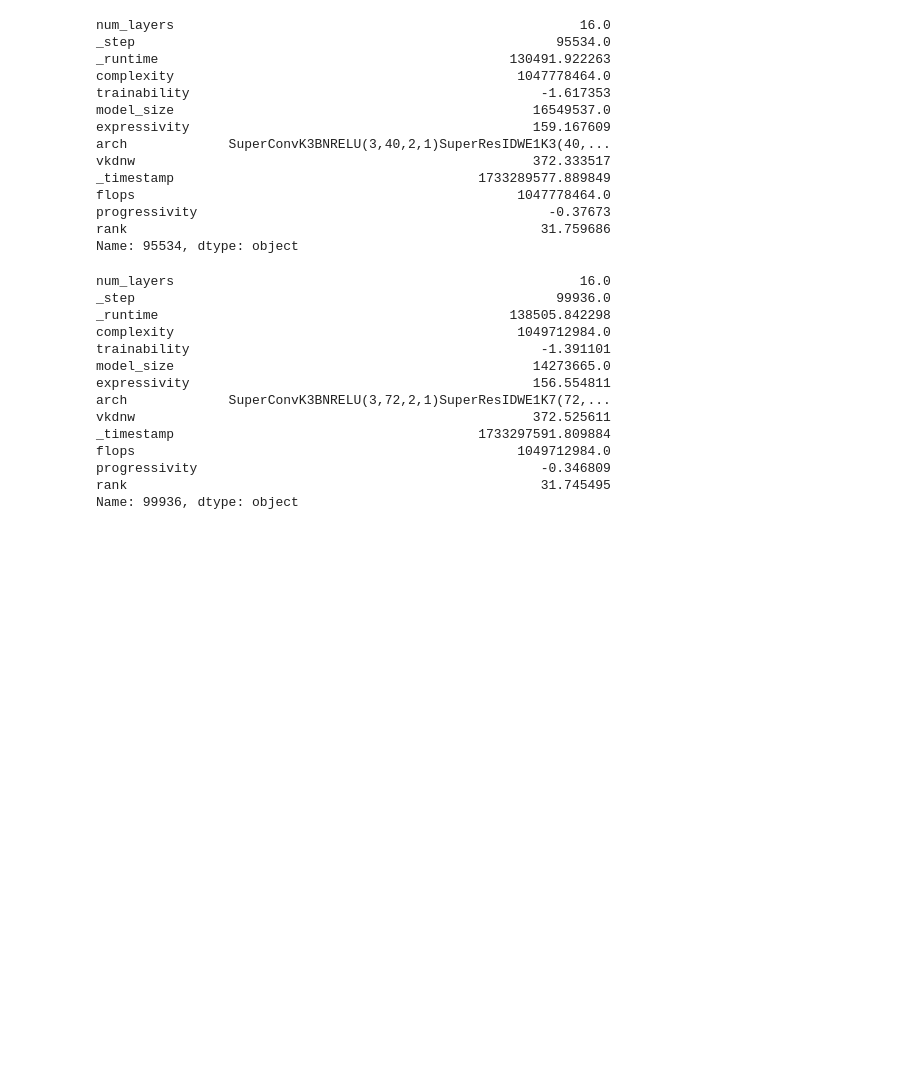
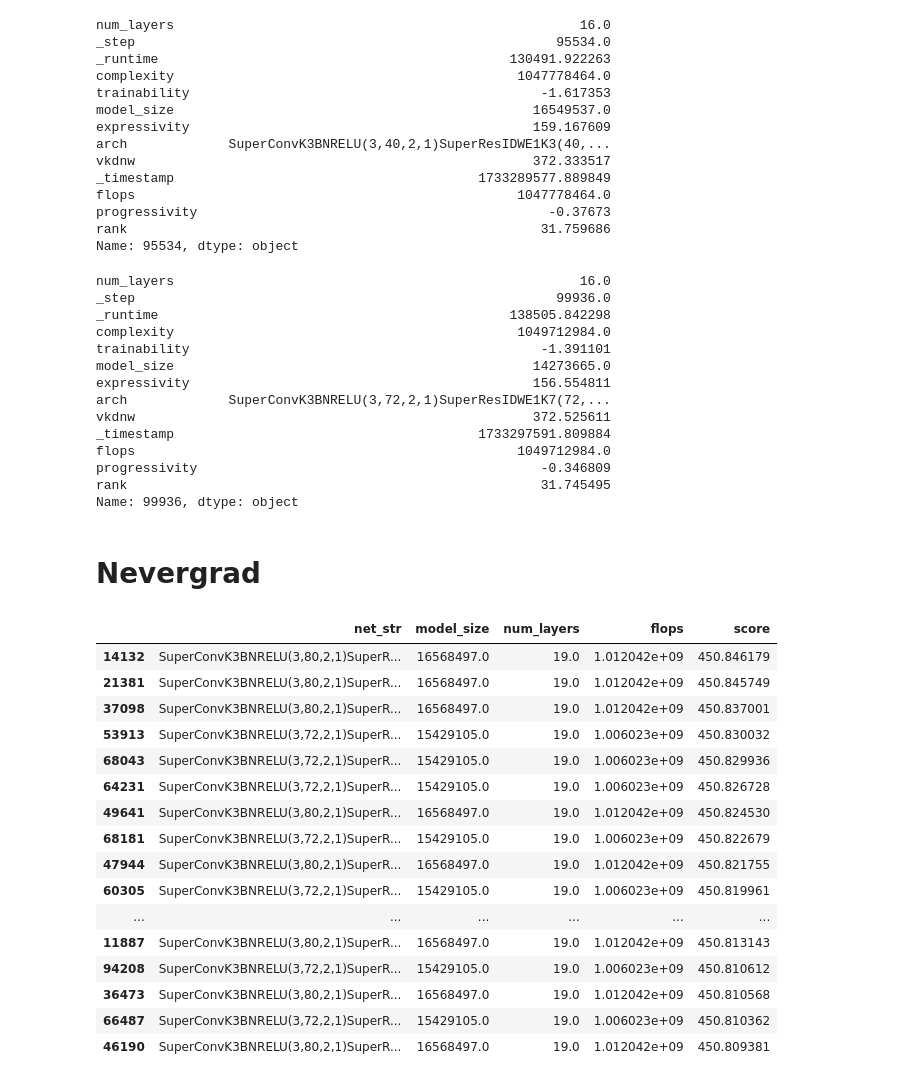
Before and after one commit to ondratybl/VKDNW, a Jupyter notebook: NB201/tss_choose_best.ipynb, the cells around one changed output. Saved outputs shown, nothing was run; the diff lists cells and outputs as text; code cells hidden in the pictures; blank space fills up the shorter version.

```diff
--- a/NB201/tss_choose_best.ipynb
+++ b/NB201/tss_choose_best.ipynb
@@ -1098,3 +1098,37 @@ flops                                                 1049712984.0
 progressivity                                            -0.346809
 rank                                                     31.745495
 Name: 99936, dtype: object
+# %% [markdown]
+# Nevergrad
+# %%
+import wandb
+import numpy as np
+import pandas as pd
+api_wandb = wandb.Api()
+run = pd.DataFrame(api_wandb.run('nazderaze/VKDNW/szbj5dtw').scan_history()) # VKDNW_NEVERGRAD_WORKERS_L19_NgIohTuned_9335630
+
+for col in run.columns:
+    if col != 'net_str':
+        run[col] = run[col].astype('float')
+
+run[['net_str', 'model_size', 'num_layers', 'flops', 'score']].sort_values('score', ascending=False).head(20)
+
+'SuperConvK3BNRELU(3,80,2,1)SuperResIDWE1K5(80,112,2,48,1)SuperResIDWE2K3(112,64,2,48,1)SuperResIDWE1K7(64,136,2,112,2)SuperResIDWE1K7(136,136,1,112,3)SuperResIDWE6K5(136,488,2,48,2)SuperResIDWE6K5(488,488,1,48,3)SuperResIDWE1K7(488,368,1,312,2)SuperResIDWE1K7(368,368,1,312,3)SuperConvK1BNRELU(368,2256,1,1)' # NEVERGRAD_NgIohTuned_L19_a
+# %% [output]
+|  | net_str | model_size | num_layers | flops | score |
+| 14132 | SuperConvK3BNRELU(3,80,2,1)SuperR... | 16568497.0 | 19.0 | 1.012042e+09 | 450.846179 |
+| 21381 | SuperConvK3BNRELU(3,80,2,1)SuperR... | 16568497.0 | 19.0 | 1.012042e+09 | 450.845749 |
+| 37098 | SuperConvK3BNRELU(3,80,2,1)SuperR... | 16568497.0 | 19.0 | 1.012042e+09 | 450.837001 |
+| 53913 | SuperConvK3BNRELU(3,72,2,1)SuperR... | 15429105.0 | 19.0 | 1.006023e+09 | 450.830032 |
+| 68043 | SuperConvK3BNRELU(3,72,2,1)SuperR... | 15429105.0 | 19.0 | 1.006023e+09 | 450.829936 |
+| 64231 | SuperConvK3BNRELU(3,72,2,1)SuperR... | 15429105.0 | 19.0 | 1.006023e+09 | 450.826728 |
+| 49641 | SuperConvK3BNRELU(3,80,2,1)SuperR... | 16568497.0 | 19.0 | 1.012042e+09 | 450.824530 |
+| 68181 | SuperConvK3BNRELU(3,72,2,1)SuperR... | 15429105.0 | 19.0 | 1.006023e+09 | 450.822679 |
+| 47944 | SuperConvK3BNRELU(3,80,2,1)SuperR... | 16568497.0 | 19.0 | 1.012042e+09 | 450.821755 |
+| 60305 | SuperConvK3BNRELU(3,72,2,1)SuperR... | 15429105.0 | 19.0 | 1.006023e+09 | 450.819961 |
+| ... | ... | ... | ... | ... | ... |
+| 11887 | SuperConvK3BNRELU(3,80,2,1)SuperR... | 16568497.0 | 19.0 | 1.012042e+09 | 450.813143 |
+| 94208 | SuperConvK3BNRELU(3,72,2,1)SuperR... | 15429105.0 | 19.0 | 1.006023e+09 | 450.810612 |
+| 36473 | SuperConvK3BNRELU(3,80,2,1)SuperR... | 16568497.0 | 19.0 | 1.012042e+09 | 450.810568 |
+| 66487 | SuperConvK3BNRELU(3,72,2,1)SuperR... | 15429105.0 | 19.0 | 1.006023e+09 | 450.810362 |
+| 46190 | SuperConvK3BNRELU(3,80,2,1)SuperR... | 16568497.0 | 19.0 | 1.012042e+09 | 450.809381 |
```
Also changed, not shown: parts of 2 cells of this notebook, 1 other file.
